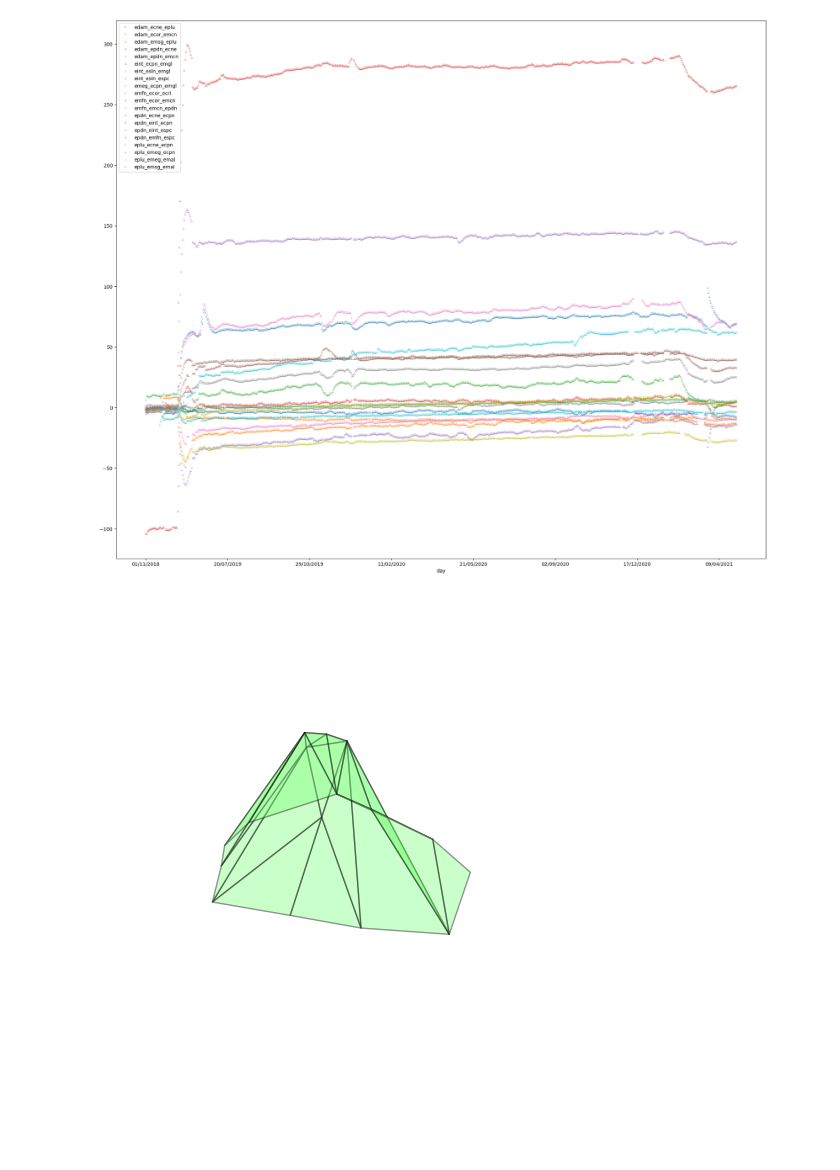
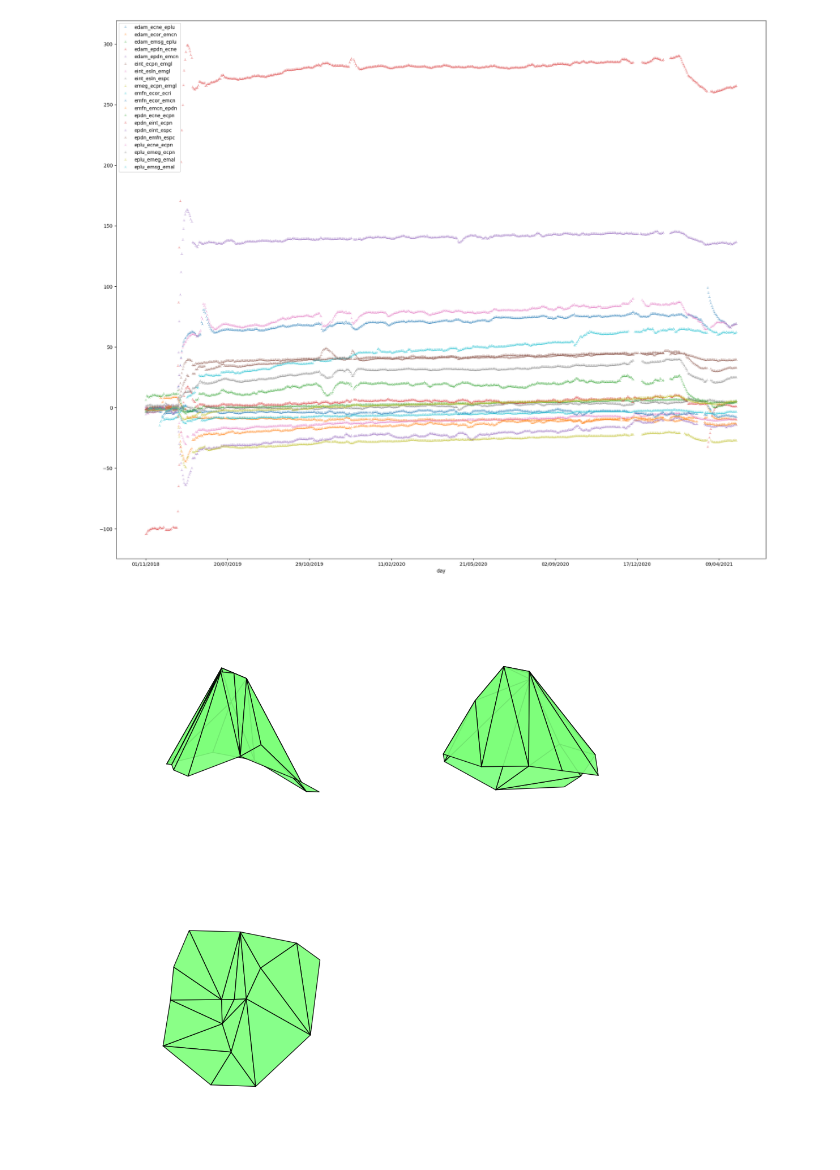
Before and after one commit to francescopandolfo/TESI_LM32, a Jupyter notebook: tesi_pandolfo_UI.ipynb, the cells around one changed output. Saved outputs shown, nothing was run; the diff lists cells and outputs as text; code cells hidden in the pictures; blank space fills up the shorter version.

```diff
--- a/tesi_pandolfo_UI.ipynb
+++ b/tesi_pandolfo_UI.ipynb
@@ -201,37 +201,88 @@ triangoli = [
   getTriangle('epdn', 'eint', 'espc'),
   getTriangle('epdn', 'emfn', 'espc'),
   getTriangle('eplu', 'ecne', 'ecpn'),
   getTriangle('eplu', 'emeg', 'ecpn'),
   getTriangle('eplu', 'emeg', 'emal'),
   getTriangle('eplu', 'emsg', 'emal')
 ]
 
-fig = plt.figure()
-ax = fig.add_subplot(111, projection='3d')
+fig = plt.figure(figsize=(10,10))
+color_alpha = 0.9
+
+
+ax = fig.add_subplot(2, 2, 1, projection='3d')
 
 #my_cmap = plt.get_cmap('hot')
 my_cmap = cm.jet
 
 for t in triangoli:
   Xs1 = t[:,0]
   Ys1 = t[:,1]
   Zs1 = t[:,2]
 
-  surf = ax.plot_trisurf(Xs1, Ys1, Zs1, cmap=my_cmap, linewidth=1, alpha = 0.4, edgecolor = 'black')
-
+  surf = ax.plot_trisurf(Xs1, Ys1, Zs1, cmap=my_cmap, linewidth=1, alpha = color_alpha, edgecolor = 'black')
 
   ax.xaxis.set_major_locator(MaxNLocator(5))
   ax.yaxis.set_major_locator(MaxNLocator(6))
   ax.zaxis.set_major_locator(MaxNLocator(5))
 
   cb = fig.colorbar(surf)
   cb.remove()
 
 fig.tight_layout()
+ax.view_init(-0, -0, 0)
+plt.axis('off')
 
-ax.view_init(-30, -0, 0)
-#ax.grid(False)  #nasconde le barre oriz. vert.
+
+ax = fig.add_subplot(2, 2, 2, projection='3d')
+
+#my_cmap = plt.get_cmap('hot')
+my_cmap = cm.jet
+
+for t in triangoli:
+  Xs1 = t[:,0]
+  Ys1 = t[:,1]
+  Zs1 = t[:,2]
+
+  surf = ax.plot_trisurf(Xs1, Ys1, Zs1, cmap=my_cmap, linewidth=1, alpha = color_alpha, edgecolor = 'black')
+
+  ax.xaxis.set_major_locator(MaxNLocator(5))
+  ax.yaxis.set_major_locator(MaxNLocator(6))
+  ax.zaxis.set_major_locator(MaxNLocator(5))
+
+  cb = fig.colorbar(surf)
+  cb.remove()
+
+fig.tight_layout()
+ax.view_init(-0, -90, 0)
 plt.axis('off')
+
+
+ax = fig.add_subplot(2, 2, 3, projection='3d')
+
+#my_cmap = plt.get_cmap('hot')
+my_cmap = cm.jet
+
+for t in triangoli:
+  Xs1 = t[:,0]
+  Ys1 = t[:,1]
+  Zs1 = t[:,2]
+
+  surf = ax.plot_trisurf(Xs1, Ys1, Zs1, cmap=my_cmap, linewidth=1, alpha = color_alpha, edgecolor = 'black')
+
+  ax.xaxis.set_major_locator(MaxNLocator(5))
+  ax.yaxis.set_major_locator(MaxNLocator(6))
+  ax.zaxis.set_major_locator(MaxNLocator(5))
+
+  cb = fig.colorbar(surf)
+  cb.remove()
+
+fig.tight_layout()
+ax.view_init(-90, -0, 0)
+plt.axis('off')
+
+
+
 plt.show()
 # %% [output]
-[figure, old version]
+[figure, new version]
```
